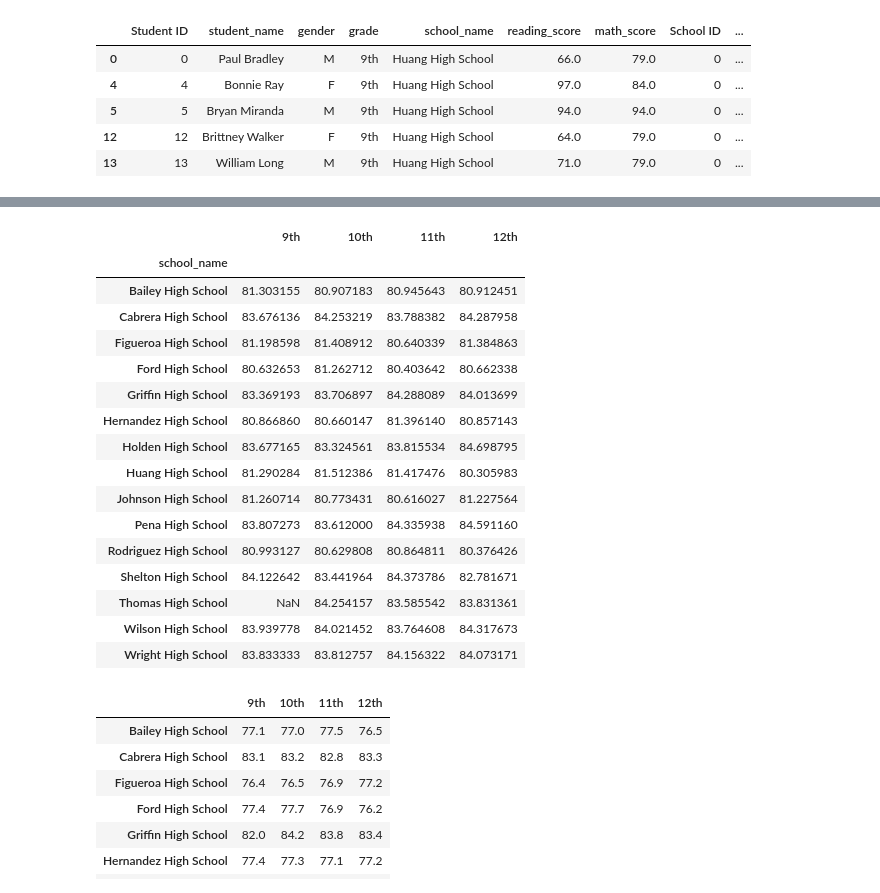
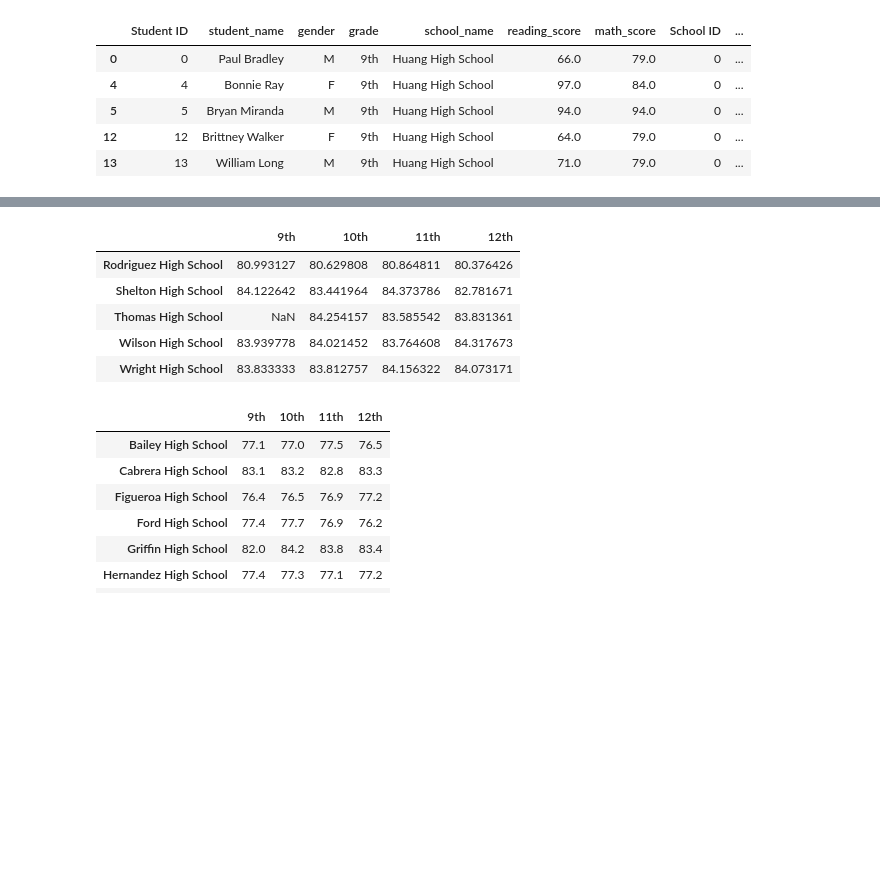
Before and after one commit to Mots94/School_District_Analysis, a Jupyter notebook: PyCitySchools_Challenge.ipynb, the cells around one changed output, grey strips where cells are left out. Drawn from its saved outputs; the diff is of its cells as text; code cells hidden in the pictures; blank space fills up the shorter version.

```diff
--- a/PyCitySchools_Challenge.ipynb
+++ b/PyCitySchools_Challenge.ipynb
@@ -906,24 +895,13 @@ math_scores_by_grade
 # %%
 reading_scores_by_grade = pd.DataFrame({
                     "9th": ninth_grade_reading_scores,
                     "10th": tenth_grade_reading_scores,
                     "11th": eleventh_grade_reading_scores,
                     "12th": twelfth_grade_reading_scores})
 
-reading_scores_by_grade
+reading_scores_by_grade.tail()
 # %% [output]
 |  | 9th | 10th | 11th | 12th |
-| school_name |  |  |  |  |
-| Bailey High School | 81.303155 | 80.907183 | 80.945643 | 80.912451 |
-| Cabrera High School | 83.676136 | 84.253219 | 83.788382 | 84.287958 |
-| Figueroa High School | 81.198598 | 81.408912 | 80.640339 | 81.384863 |
-| Ford High School | 80.632653 | 81.262712 | 80.403642 | 80.662338 |
-| Griffin High School | 83.369193 | 83.706897 | 84.288089 | 84.013699 |
-| Hernandez High School | 80.866860 | 80.660147 | 81.396140 | 80.857143 |
-| Holden High School | 83.677165 | 83.324561 | 83.815534 | 84.698795 |
-| Huang High School | 81.290284 | 81.512386 | 81.417476 | 80.305983 |
-| Johnson High School | 81.260714 | 80.773431 | 80.616027 | 81.227564 |
-| Pena High School | 83.807273 | 83.612000 | 84.335938 | 84.591160 |
 | Rodriguez High School | 80.993127 | 80.629808 | 80.864811 | 80.376426 |
 | Shelton High School | 84.122642 | 83.441964 | 84.373786 | 82.781671 |
 | Thomas High School | NaN | 84.254157 | 83.585542 | 83.831361 |
```
Also changed, not shown: parts of 2 cells of this notebook, 6 other files.
